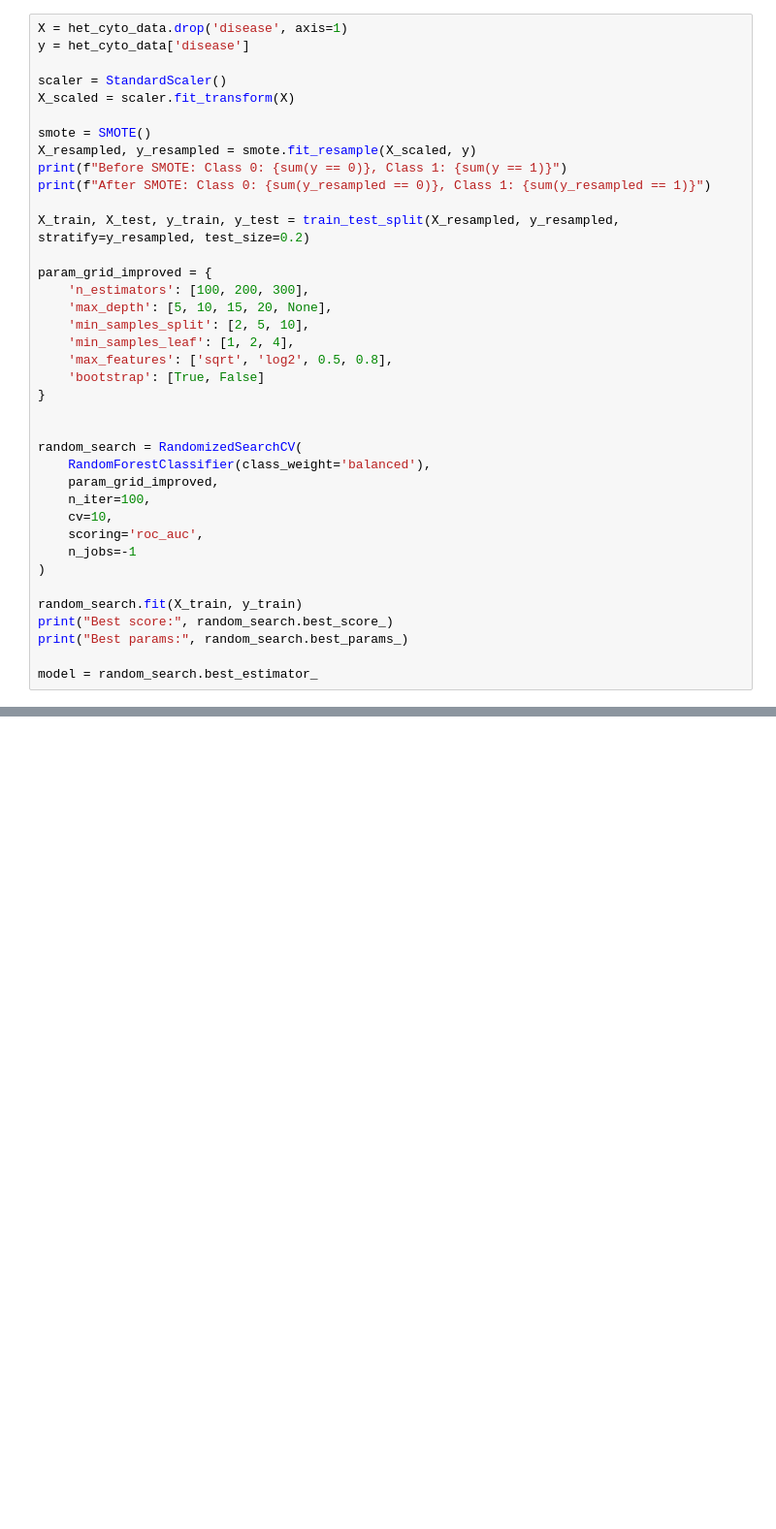
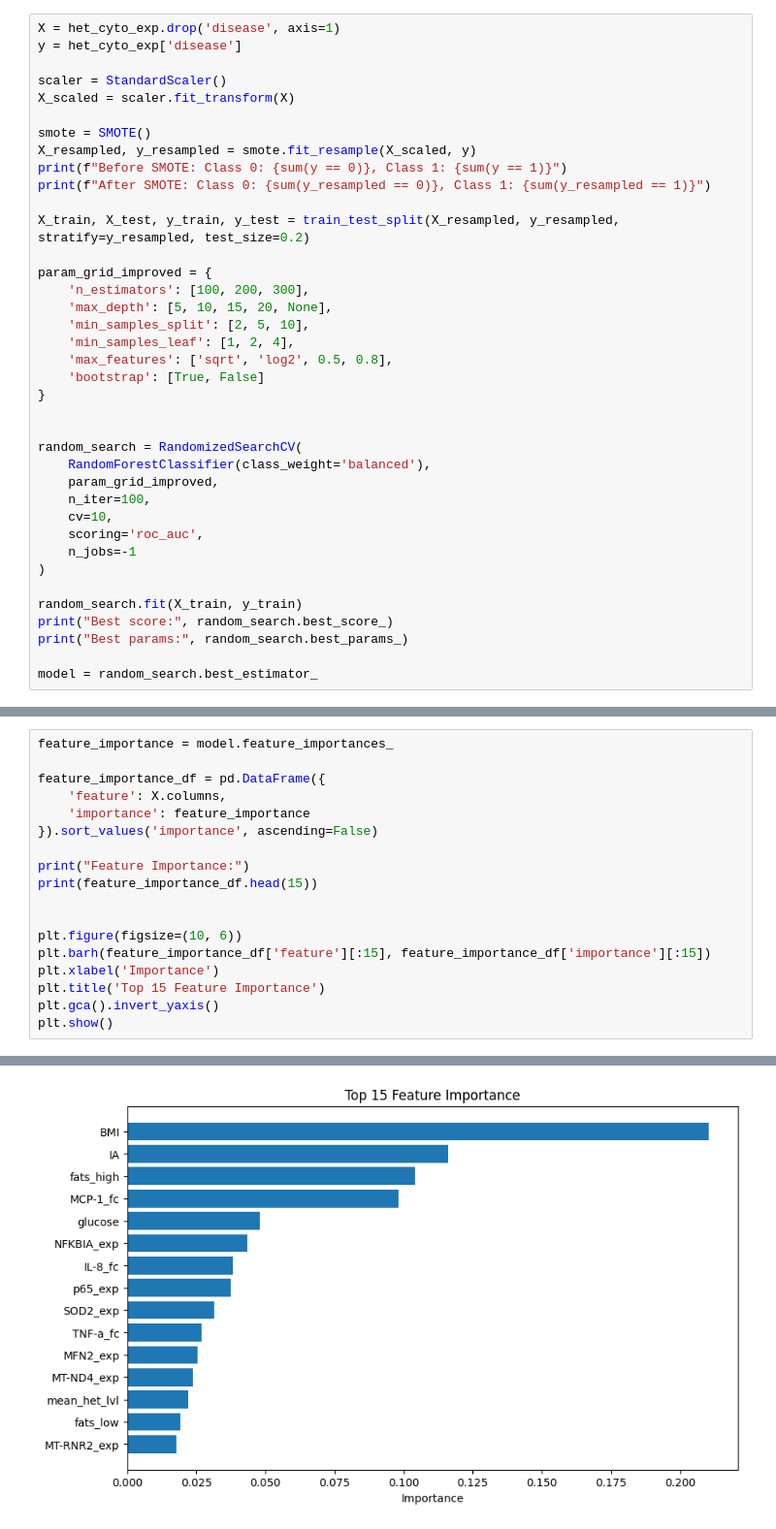
Before and after one commit to blackturtle71/obesityxmutations, a Jupyter notebook: scripts/ml.ipynb, the cells around one changed output, grey strips where cells are left out. Shown: that part at 97% size. Drawn from its saved outputs; the diff is of its cells as text; blank space fills up the shorter version.

```diff
--- a/scripts/ml.ipynb
+++ b/scripts/ml.ipynb
@@ -43,6 +57,6 @@ het_cyto_data
 # %%
-X = het_cyto_data.drop('disease', axis=1)
-y = het_cyto_data['disease']
+X = het_cyto_exp.drop('disease', axis=1)
+y = het_cyto_exp['disease']
 
 scaler = StandardScaler()
 X_scaled = scaler.fit_transform(X)
@@ -117,0 +100,19 @@ Feature Importance:
+# %%
+feature_importance = model.feature_importances_
+
+feature_importance_df = pd.DataFrame({
+    'feature': X.columns,
+    'importance': feature_importance
+}).sort_values('importance', ascending=False)
+
+print("Feature Importance:")
+print(feature_importance_df.head(15))
+
+
+plt.figure(figsize=(10, 6))
+plt.barh(feature_importance_df['feature'][:15], feature_importance_df['importance'][:15])
+plt.xlabel('Importance')
+plt.title('Top 15 Feature Importance')
+plt.gca().invert_yaxis()
+plt.show()
+# %% [output]
@@ -117,0 +136 @@ Feature Importance:
+[figure, added]
```
Also changed, not shown: parts of 7 cells of this notebook.
